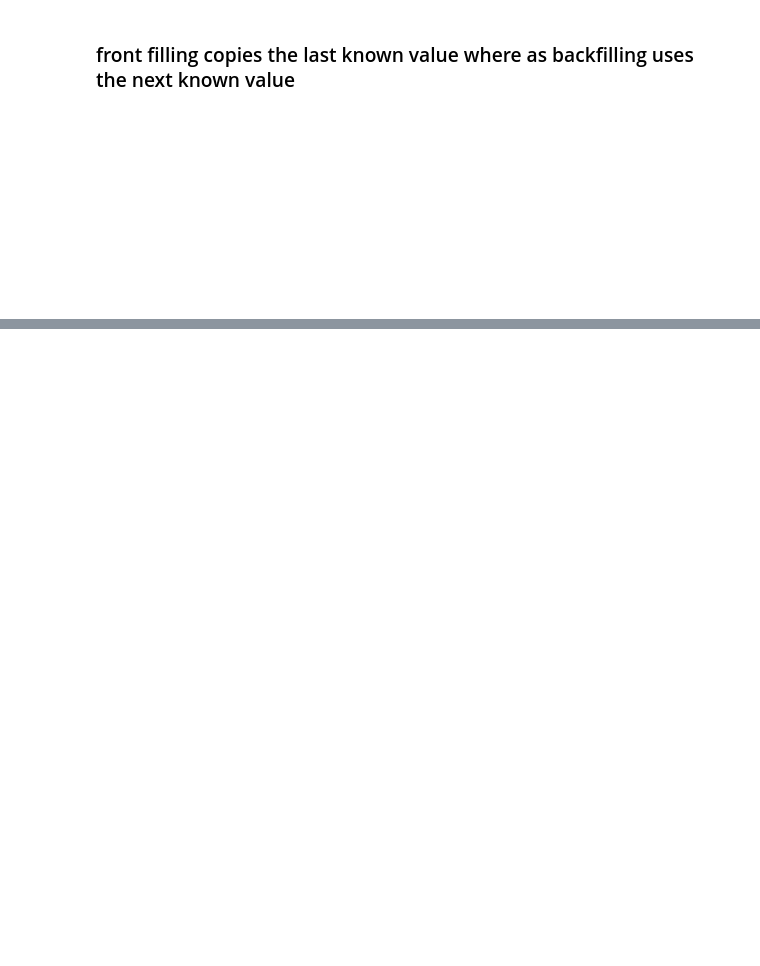
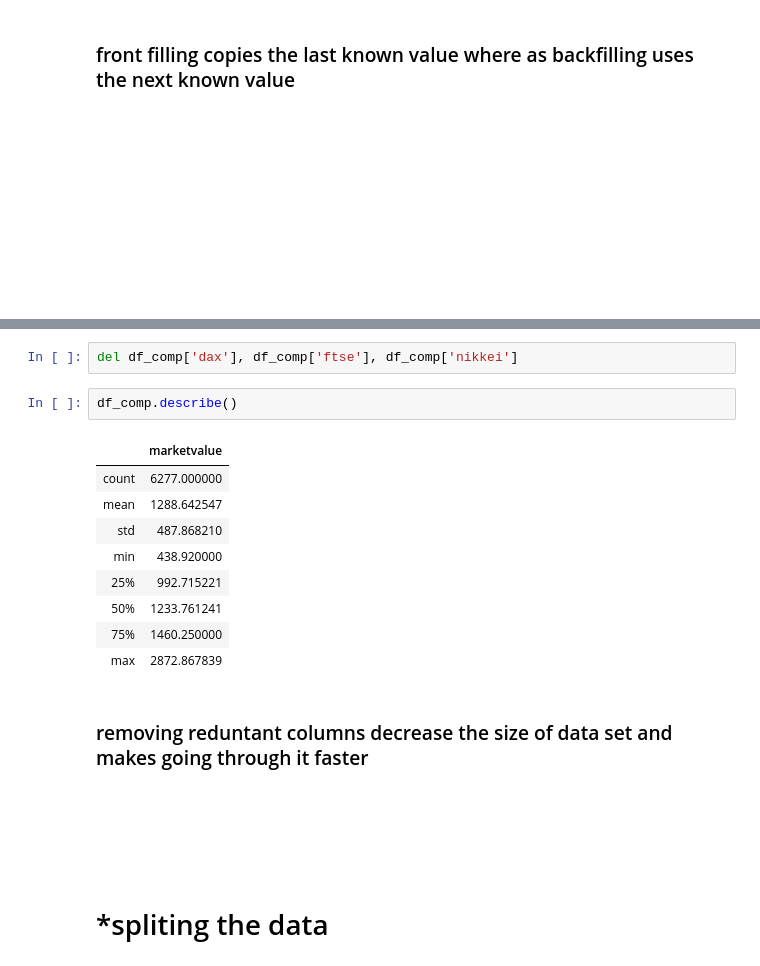
Before and after one commit to vishaldubey180/time-series-analysis-with-python, a Jupyter notebook: Creating a time series objects in python.ipynb, the cells around one changed output, grey strips where cells are left out. Drawn from its saved outputs; the diff is of its cells as text; blank space fills up the shorter version.

```diff
--- a/Creating a time series objects in python.ipynb
+++ b/Creating a time series objects in python.ipynb
@@ -246,0 +280,20 @@ dtype: int64
+# %%
+del df_comp['dax'], df_comp['ftse'], df_comp['nikkei']
+# %%
+df_comp.describe()
+# %% [output]
+|  | marketvalue |
+| count | 6277.000000 |
+| mean | 1288.642547 |
+| std | 487.868210 |
+| min | 438.920000 |
+| 25% | 992.715221 |
+| 50% | 1233.761241 |
+| 75% | 1460.250000 |
+| max | 2872.867839 |
+# %% [markdown]
+### removing reduntant columns decrease the size of data set and makes going through it faster
+# %% [markdown]
+<br><br><br>
+# %% [markdown]
+# *spliting the data
```
Also changed, not shown: parts of 18 cells of this notebook.
